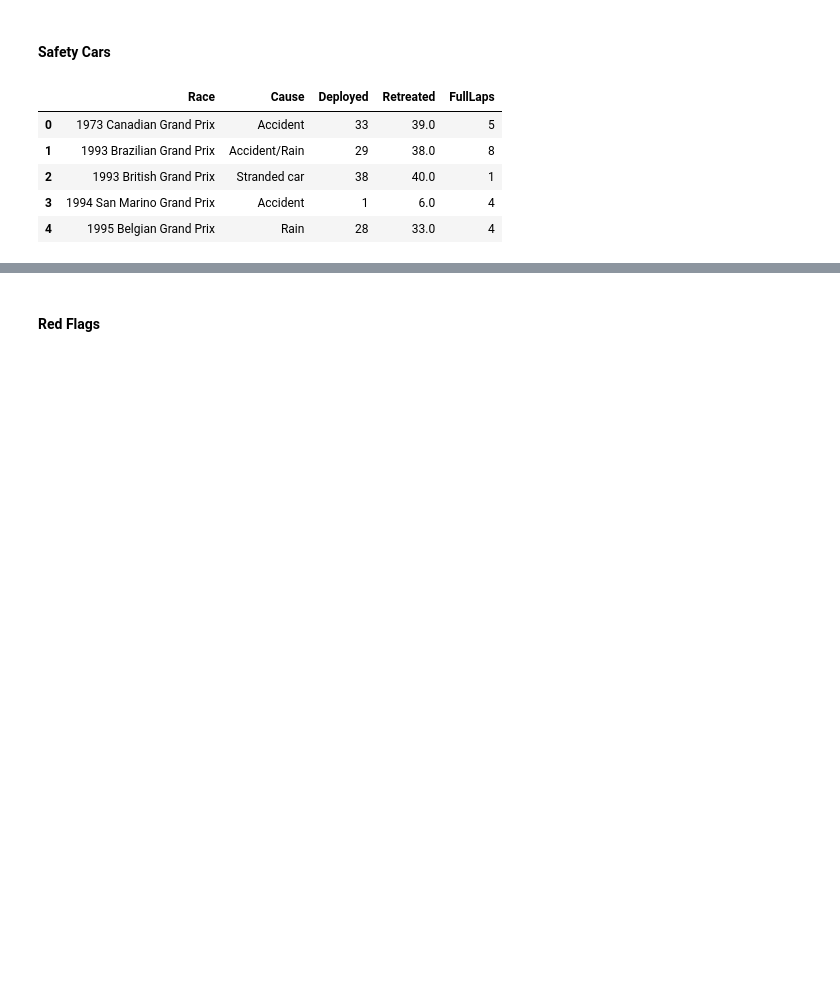
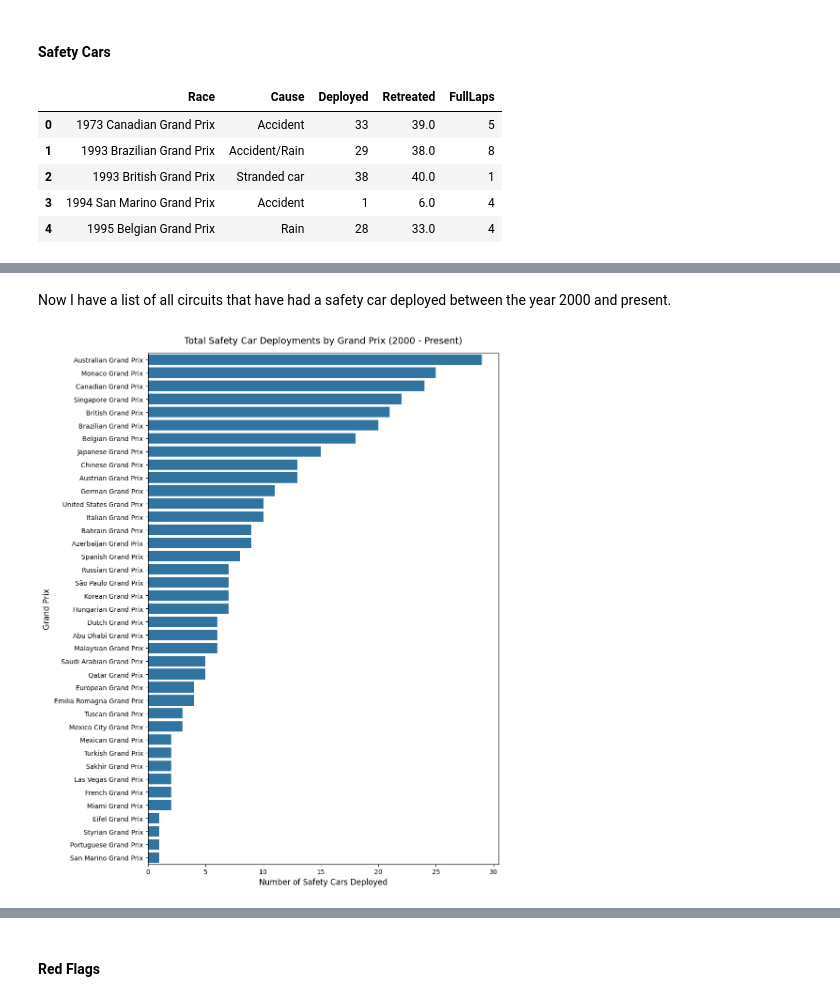
Before and after one commit to LukeHilliard/f1-complexity-index, a Jupyter notebook: analysis.ipynb, the cells around one changed output, grey strips where cells are left out. Drawn from its saved outputs; the diff is of its cells as text; code cells hidden in the pictures; blank space fills up the shorter version.

Commit message:
Safety Cars Master Count
Df created that holds the amount of times a safety car was
deployed on track from year 2000 to present

```diff
--- a/analysis.ipynb
+++ b/analysis.ipynb
@@ -233,0 +238,23 @@ There are 3 variables that I am interested in from this set.
+# %%
+# TODO: pull out year and add it as a column to safety cars. Will allow me to group by year >= 2000
+years = []
+for index, row in safety_cars.iterrows():
+  year = row.Race.split()[0]
+  years.append(year)
+
+# add years to safety cars, used for filtering later
+safety_cars['Year'] = years
+print(f"Length of safety cars df - {len(safety_cars)}")
+print(f"Length of extracted years - {len(years)}")
+
+# print(safety_cars.head())
+
+filtered_safety_cars = safety_cars[safety_cars['Year'] >= '2000']
+filtered_safety_cars['GP_Name'] = safety_cars['Race'].apply(lambda x: " ".join(x.split()[1:]))
+
+print(f"Length of filtered safety cars df (Year >= 2000) - {len(filtered_safety_cars)}")
+
+# Removing columns that wont be used
+filtered_safety_cars.drop(columns=['Cause', 'Deployed', 'FullLaps', 'Retreated', 'Race'], inplace=True)
+
+print(filtered_safety_cars.head())
@@ -233,0 +273,3 @@ There are 3 variables that I am interested in from this set.
+# %%
+safety_cars_count = filtered_safety_cars.groupby('GP_Name').size().reset_index(name='Safety_Car_Count')
+print(safety_cars_count)
@@ -233,0 +294,23 @@ There are 3 variables that I am interested in from this set.
+# %% [markdown]
+Now I have a list of all circuits that have had a safety car deployed between the year 2000 and present.
+# %%
+safety_cars_count = safety_cars_count.sort_values(by='Safety_Car_Count', ascending=False)
+
+# 5. Create the plot
+plt.figure(figsize=(10, 12))  # Taller height ensures every race name has room to breathe
+sns.barplot(
+    data=safety_cars_count,
+    x='Safety_Car_Count',
+    y='GP_Name',
+)
+
+# 6. Customize labels and title so it looks professional
+plt.title('Total Safety Car Deployments by Grand Prix (2000 - Present)', fontsize=14, pad=15)
+plt.xlabel('Number of Safety Cars Deployed', fontsize=12)
+plt.ylabel('Grand Prix', fontsize=12)
+
+# Adjust layout automatically so no labels are truncated
+plt.tight_layout()
+plt.show()
+# %% [output]
+[figure, added]
```
Also changed, not shown: parts of 13 cells of this notebook.
